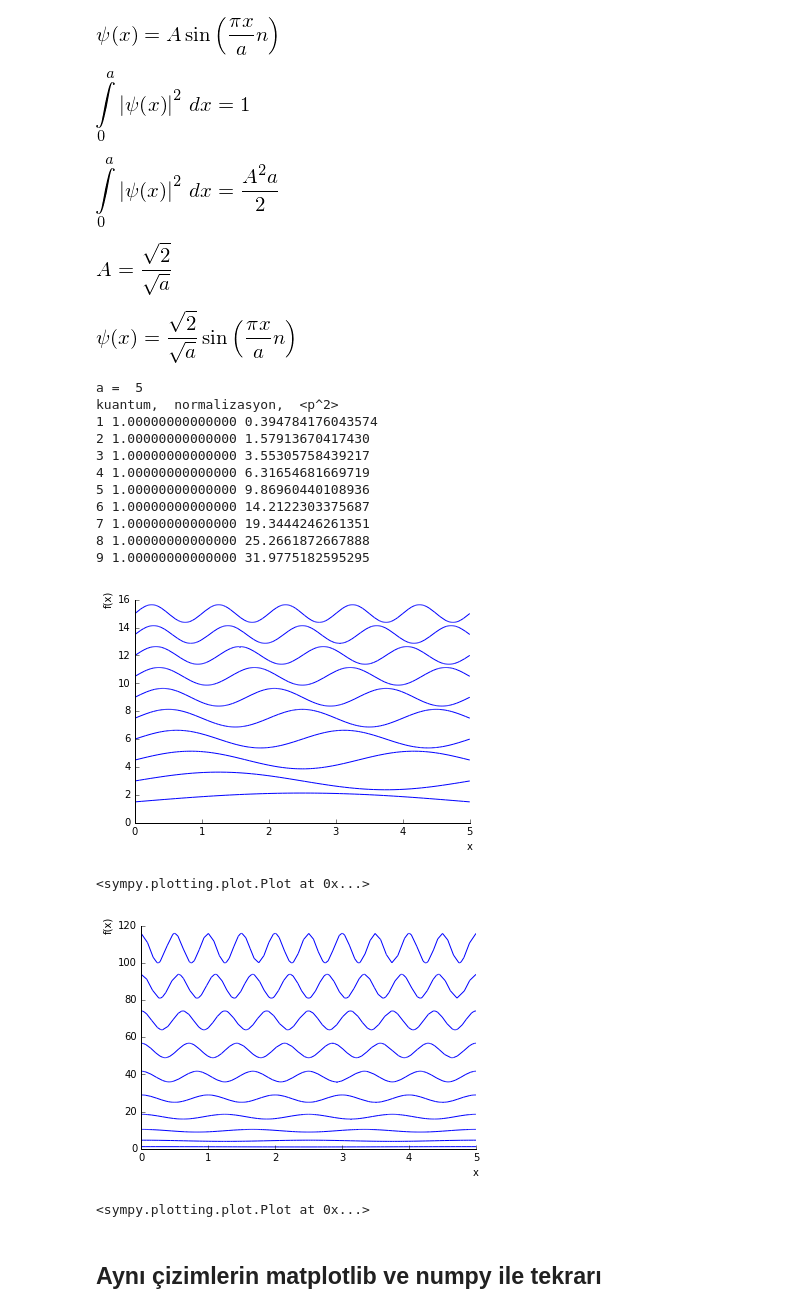
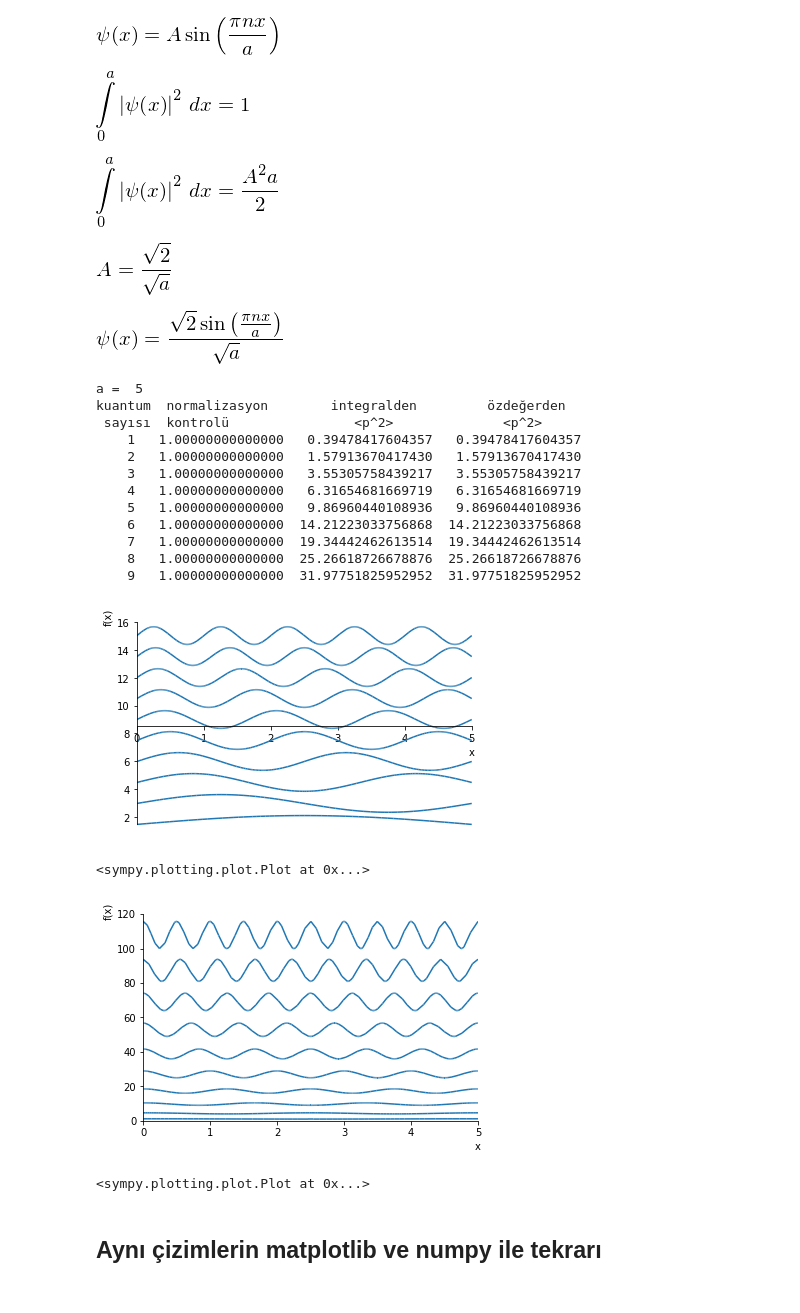
Before and after one commit to mkarakoc/Kuantum_Fizigi, a Jupyter notebook: programlar/SonsuzKuyudaki_Parcacik.ipynb, the cells around one changed output. Cells and saved outputs as stored; diff of their text form; code cells hidden in the pictures.

```diff
--- a/programlar/SonsuzKuyudaki_Parcacik.ipynb
+++ b/programlar/SonsuzKuyudaki_Parcacik.ipynb
@@ -13,66 +13,71 @@ n = symbols('n', real=True, positive=True, integer=True)
 psi = Function('psi')
 
 def psi_(x):
     return A * sin(n*pi*x/a)
 
 norm_integ = integrate(psi_(x)**2, (x, 0, a))
 snorm_integ = integrate(abs(psi(x))**2, (x,0,a))
 Anorm = solve(norm_integ-1, A)[0]
 
 display(relational.Eq(psi(x), psi_(x)))
 display(relational.Eq(snorm_integ, 1))
 display(relational.Eq(snorm_integ, norm_integ))
 display(relational.Eq(A, Anorm))
 display(relational.Eq(psi(x), psi_(x).subs(A, Anorm)))
 
 def psi(x):
     return (Anorm*psi_(x)/A).subs(a,aa)
 
+#
+m, hbar = 1., 1.
+En = lambda n: N(pi**2 * hbar**2 * n**2/(2*m*aa**2))
 
 # sympy ile elde edilen özfonksiyonları
 # numpy fonksiyonuna çevriliyor
 psi_lambdify = lambdify((x,n,aa), psi(x), "numpy")
 dpsi_lambdify = lambdify((x,n,aa), diff(psi(x), x), "numpy")
 
 psi_np = lambda x: psi_lambdify(x, n, aa)
 dpsi_np = lambda x: dpsi_lambdify(x, n, aa)
 # %% [output]
-[figure, old version]
+[figure, new version]
 [figure]
 [figure]
 [figure]
-[figure, old version]
+[figure, new version]
 # %%
 aa=5
 print "a = ", aa
-print "kuantum,  normalizasyon,  <p^2>"
+print "kuantum  normalizasyon        integralden         özdeğerden"
+print " sayısı  kontrolü                <p^2>              <p^2>   "
 for n in range(1, 10):
-    print n, N(integrate(psi(x)**2, (x, 0, aa))), N(integrate(diff(psi(x))**2, (x, 0, aa)))
+    print "%5d %18.14f %18.14f %18.14f"%(n, N(integrate(psi(x)**2, (x, 0, aa))), N(integrate(diff(psi(x))**2, (x, 0, aa))), 2*m*En(n))
 # %% [output]
 a =  5
-kuantum,  normalizasyon,  <p^2>
-1 1.00000000000000 0.394784176043574
-2 1.00000000000000 1.57913670417430
-3 1.00000000000000 3.55305758439217
-4 1.00000000000000 6.31654681669719
-5 1.00000000000000 9.86960440108936
-6 1.00000000000000 14.2122303375687
-7 1.00000000000000 19.3444246261351
-8 1.00000000000000 25.2661872667888
-9 1.00000000000000 31.9775182595295
+kuantum  normalizasyon        integralden         özdeğerden
+ sayısı  kontrolü                <p^2>              <p^2>
+    1   1.00000000000000   0.39478417604357   0.39478417604357
+    2   1.00000000000000   1.57913670417430   1.57913670417430
+    3   1.00000000000000   3.55305758439217   3.55305758439217
+    4   1.00000000000000   6.31654681669719   6.31654681669719
+    5   1.00000000000000   9.86960440108936   9.86960440108936
+    6   1.00000000000000  14.21223033756868  14.21223033756868
+    7   1.00000000000000  19.34442462613514  19.34442462613514
+    8   1.00000000000000  25.26618726678876  25.26618726678876
+    9   1.00000000000000  31.97751825952952  31.97751825952952
 # %%
 p = [psi(x) + 1.5*n for n in range(10, 0, -1)]
 p += [(x, 0, aa)]
 plot(*p)
 # %% [output]
-[figure, old version]
+[figure, new version]
 <sympy.plotting.plot.Plot at 0x...>
 # %%
 p = [diff(psi(x))**2 + n**2 for n in range(10, 0, -1)]
 p += [(x, 0, aa)]
 plot(*p)
 # %% [output]
-[figure, old version]
+[figure, new version]
 <sympy.plotting.plot.Plot at 0x...>
 # %% [markdown]
 ## Aynı çizimlerin matplotlib ve numpy ile tekrarı
```
Also changed, not shown: parts of 2 cells of this notebook, 2 other files.
